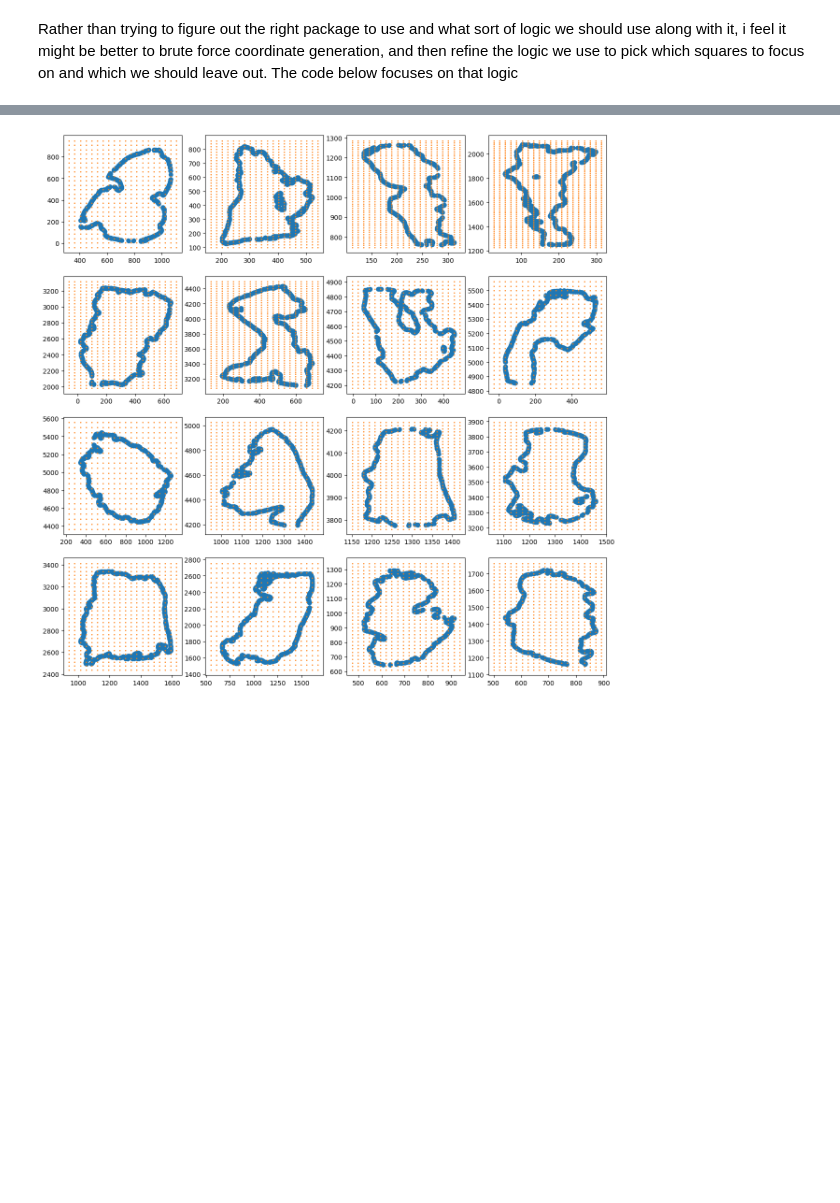
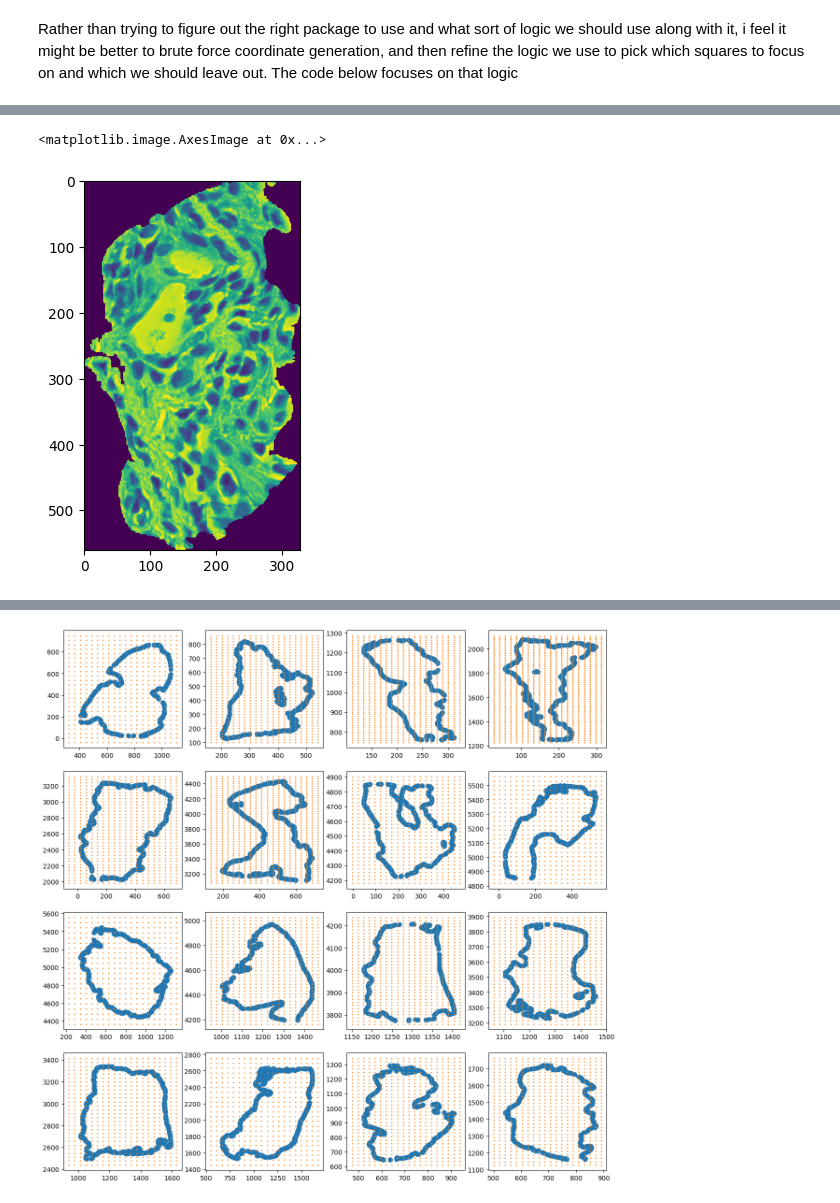
Before and after one commit to pschmidit/STAT390_WI2025, a Jupyter notebook: Patching Code/Segmenting Code/Segmenting_code.ipynb, the cells around one changed output, grey strips where cells are left out. Saved outputs shown, nothing was run; the diff lists cells and outputs as text; code cells hidden in the pictures; blank space fills up the shorter version.

```diff
--- a/Patching Code/Segmenting Code/Segmenting_code.ipynb
+++ b/Patching Code/Segmenting Code/Segmenting_code.ipynb
@@ -23,0 +69,5 @@ Rather than trying to figure out the right package to use and what sort of logic
+# %%
+plt.imshow(out_image.transpose(1, 2, 0)[:,:,0])
+# %% [output]
+<matplotlib.image.AxesImage at 0x...>
+[figure, added]
```
Also changed, not shown: parts of 10 cells of this notebook.
